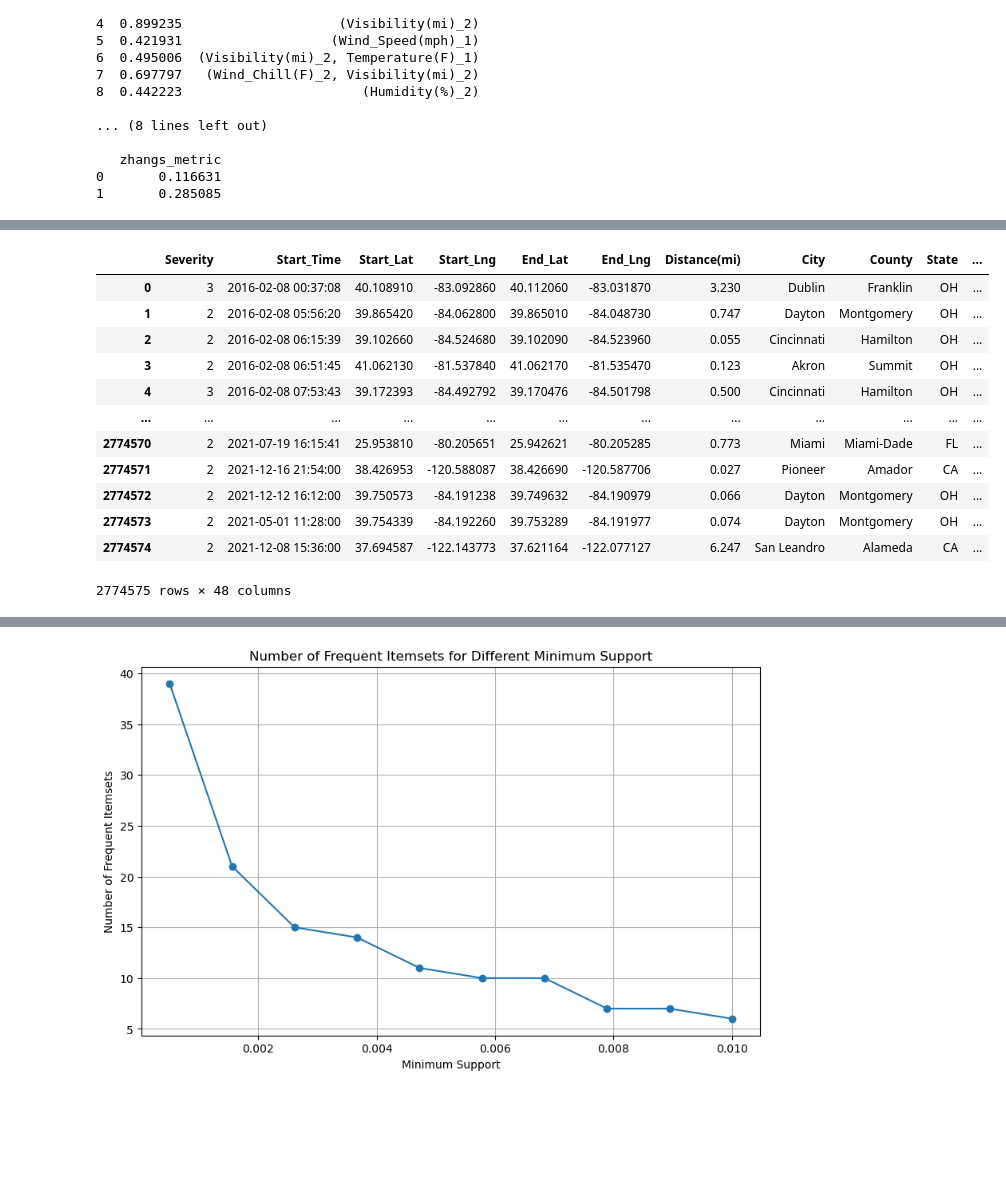
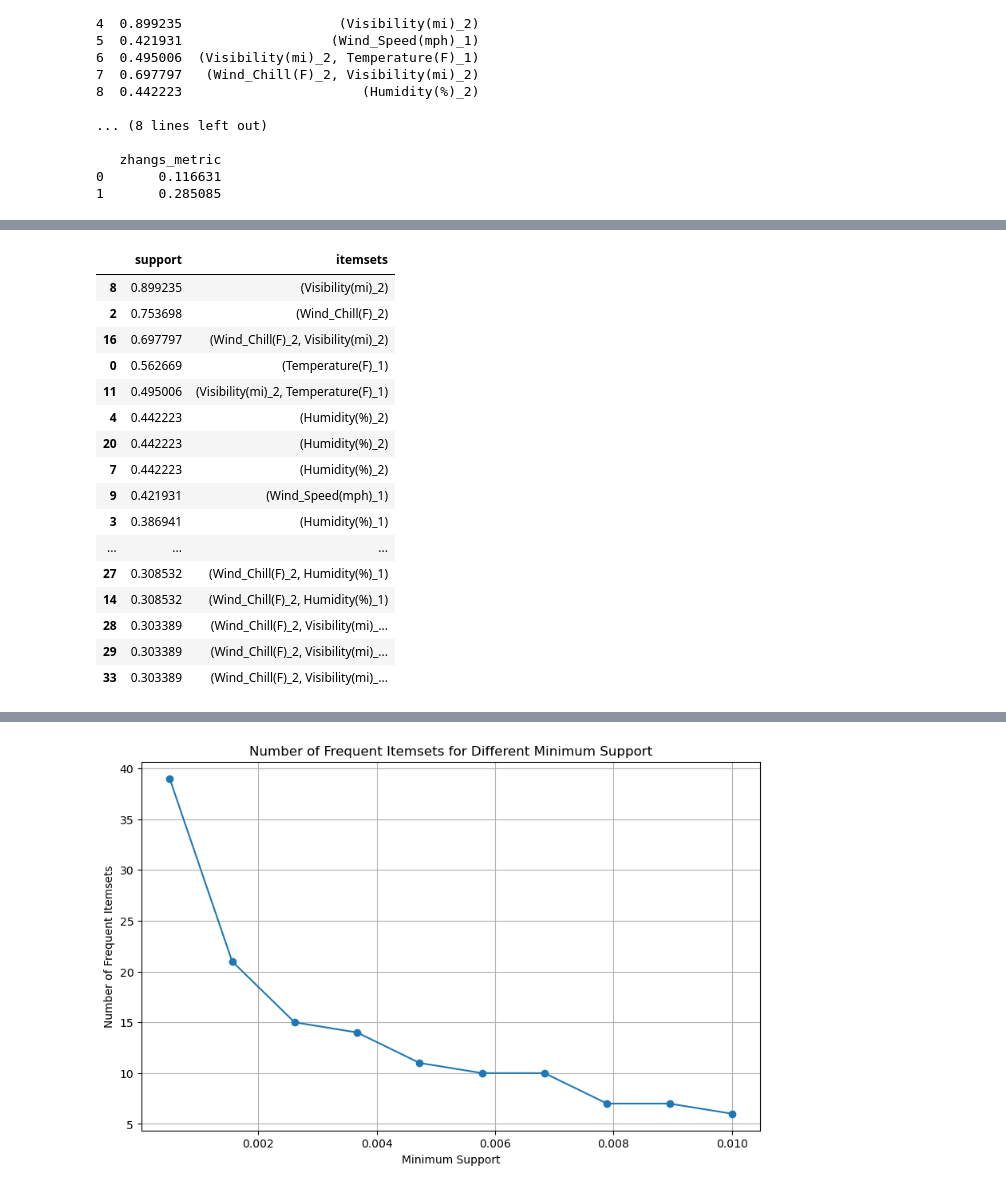
Before and after one commit to AbolfazlAAnsari/Transportaion-Pipline, a Jupyter notebook: Apriori Algorithm.ipynb, the cells around one changed output, grey strips where cells are left out. Cells and saved outputs as stored; diff of their text form; code cells hidden in the pictures; blank space fills up the shorter version.

```diff
--- a/Apriori Algorithm.ipynb
+++ b/Apriori Algorithm.ipynb
@@ -652,16 +632,20 @@ Frequent Itemsets:
 # %%
-df
+frequent_itemsets.sort_values('support', ascending=False)
 # %% [output]
-|  | Severity | Start_Time | Start_Lat | Start_Lng | End_Lat | End_Lng | Distance(mi) | City | County | State | ... |
-| 0 | 3 | 2016-02-08 00:37:08 | 40.108910 | -83.092860 | 40.112060 | -83.031870 | 3.230 | Dublin | Franklin | OH | ... |
-| 1 | 2 | 2016-02-08 05:56:20 | 39.865420 | -84.062800 | 39.865010 | -84.048730 | 0.747 | Dayton | Montgomery | OH | ... |
-| 2 | 2 | 2016-02-08 06:15:39 | 39.102660 | -84.524680 | 39.102090 | -84.523960 | 0.055 | Cincinnati | Hamilton | OH | ... |
-| 3 | 2 | 2016-02-08 06:51:45 | 41.062130 | -81.537840 | 41.062170 | -81.535470 | 0.123 | Akron | Summit | OH | ... |
-| 4 | 3 | 2016-02-08 07:53:43 | 39.172393 | -84.492792 | 39.170476 | -84.501798 | 0.500 | Cincinnati | Hamilton | OH | ... |
-| ... | ... | ... | ... | ... | ... | ... | ... | ... | ... | ... | ... |
-| 2774570 | 2 | 2021-07-19 16:15:41 | 25.953810 | -80.205651 | 25.942621 | -80.205285 | 0.773 | Miami | Miami-Dade | FL | ... |
-| 2774571 | 2 | 2021-12-16 21:54:00 | 38.426953 | -120.588087 | 38.426690 | -120.587706 | 0.027 | Pioneer | Amador | CA | ... |
-| 2774572 | 2 | 2021-12-12 16:12:00 | 39.750573 | -84.191238 | 39.749632 | -84.190979 | 0.066 | Dayton | Montgomery | OH | ... |
-| 2774573 | 2 | 2021-05-01 11:28:00 | 39.754339 | -84.192260 | 39.753289 | -84.191977 | 0.074 | Dayton | Montgomery | OH | ... |
-| 2774574 | 2 | 2021-12-08 15:36:00 | 37.694587 | -122.143773 | 37.621164 | -122.077127 | 6.247 | San Leandro | Alameda | CA | ... |
+|  | support | itemsets |
+| 8 | 0.899235 | (Visibility(mi)_2) |
+| 2 | 0.753698 | (Wind_Chill(F)_2) |
+| 16 | 0.697797 | (Wind_Chill(F)_2, Visibility(mi)_2) |
+| 0 | 0.562669 | (Temperature(F)_1) |
+| 11 | 0.495006 | (Visibility(mi)_2, Temperature(F)_1) |
+| 4 | 0.442223 | (Humidity(%)_2) |
+| 20 | 0.442223 | (Humidity(%)_2) |
+| 7 | 0.442223 | (Humidity(%)_2) |
+| 9 | 0.421931 | (Wind_Speed(mph)_1) |
+| 3 | 0.386941 | (Humidity(%)_1) |
+| ... | ... | ... |
+| 27 | 0.308532 | (Wind_Chill(F)_2, Humidity(%)_1) |
+| 14 | 0.308532 | (Wind_Chill(F)_2, Humidity(%)_1) |
+| 28 | 0.303389 | (Wind_Chill(F)_2, Visibility(mi)_... |
+| 29 | 0.303389 | (Wind_Chill(F)_2, Visibility(mi)_... |
+| 33 | 0.303389 | (Wind_Chill(F)_2, Visibility(mi)_... |
-2774575 rows × 48 columns
```
Also changed, not shown: parts of 24 cells of this notebook, 9 other files.
